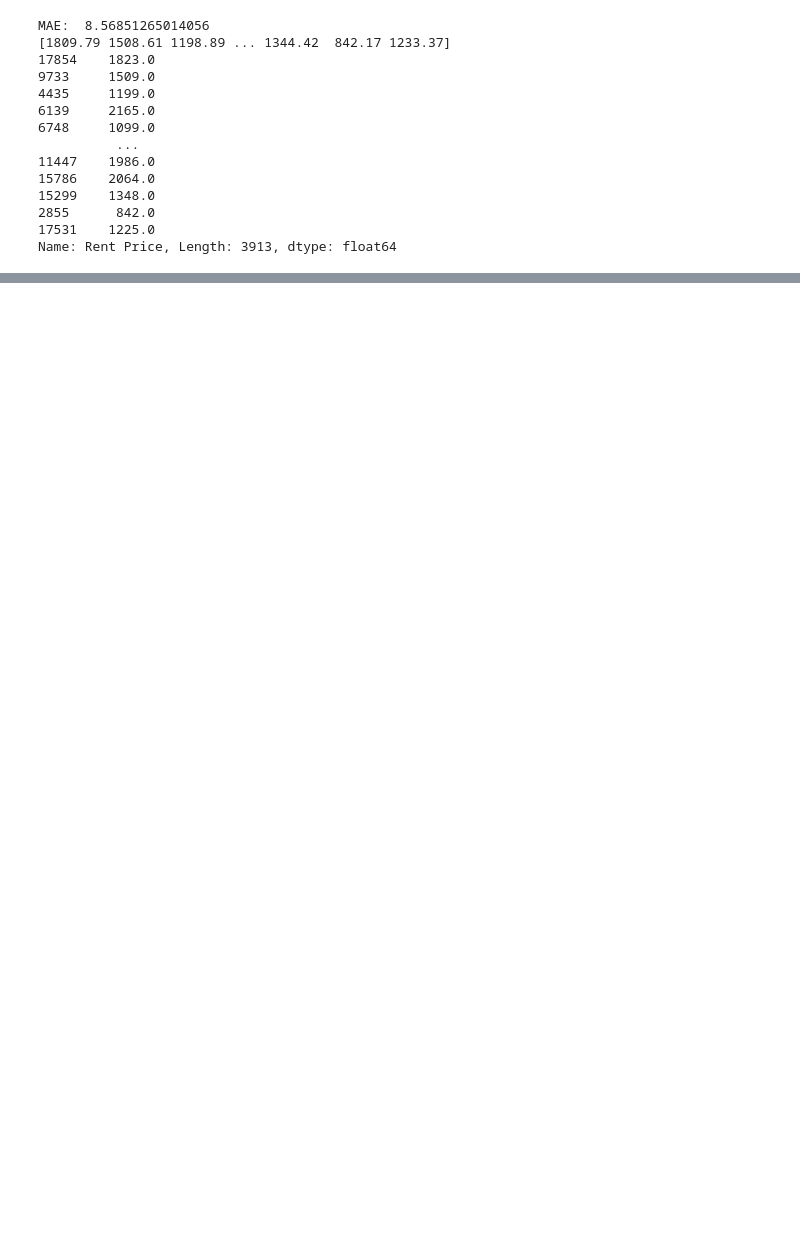
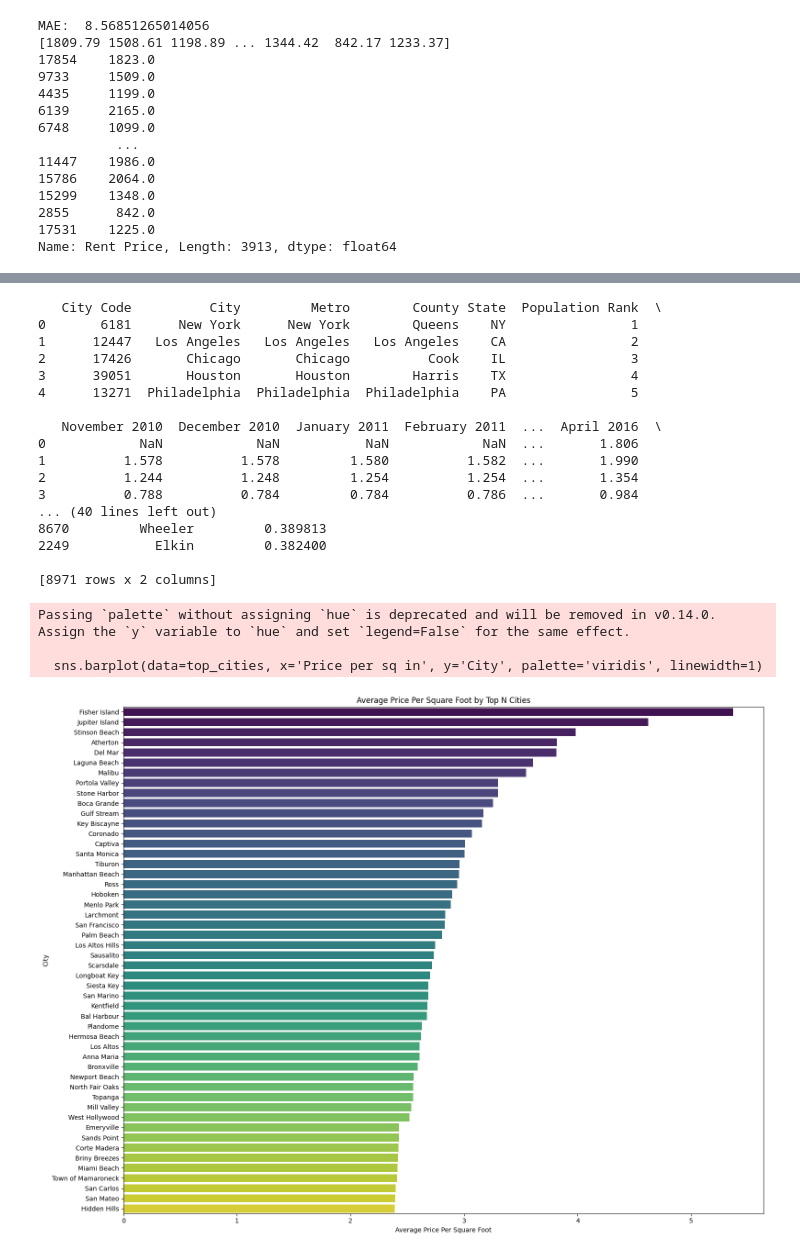
Before and after one commit to sawyerbyrd/Final-Project, a Jupyter notebook: Rent_price_vs_income_evaluation.ipynb, the cells around one changed output, grey strips where cells are left out. Saved outputs shown, nothing was run; the diff lists cells and outputs as text; code cells hidden in the pictures; blank space fills up the shorter version.

```diff
--- a/Rent_price_vs_income_evaluation.ipynb
+++ b/Rent_price_vs_income_evaluation.ipynb
@@ -476,0 +488,68 @@ We can see above that the average difference in our predicted values and the act
+# %%
+data = pd.read_csv('pricepersqft.csv')
+
+# Display the first few rows to understand the structure of the data
+print(data.head())
+
+# Reshape the data
+date_columns = data.columns[6:]
+
+melted_data = pd.melt(data, id_vars=['City Code', 'City', 'Metro', 'County', 'State', 'Population Rank'],
+                      value_vars=date_columns,
+                      var_name='Date',
+                      value_name='Price per sq in')
+
+melted_data['Date'] = pd.to_datetime(melted_data['Date'], format='%B %Y', errors='coerce')
+melted_data = melted_data.dropna(subset=['Price per sq in'])
+print(melted_data.head())
+
+# Calculate the average price per square foot for each city
+avg_price_per_sqft = melted_data.groupby('City')['Price per sq in'].mean().reset_index()
+
+# Sort by average price per square foot in descending order
+avg_price_per_sqft = avg_price_per_sqft.sort_values(by='Price per sq in', ascending=False)
+print(avg_price_per_sqft)
+top_cities = avg_price_per_sqft.head(50)
+plt.figure(figsize=(16, 12))
+sns.barplot(data=top_cities, x='Price per sq in', y='City', palette='viridis', linewidth=1)
+plt.title('Average Price Per Square Foot by Top N Cities')
+plt.xlabel('Average Price Per Square Foot')
+plt.ylabel('City')
+plt.tight_layout()
+plt.show()
+
+if 'Region' in melted_data.columns:
+    melted_data['Region'] = melted_data['City'] + ", " + melted_data['State']
+    avg_price_per_sqft_region = melted_data.groupby('Region')['Price per sq in'].mean().reset_index()
+    avg_price_per_sqft_region = avg_price_per_sqft_region.sort_values(by='Price per sq in', ascending=False)
+    top_regions = avg_price_per_sqft_region.head(10)
+    g = sns.FacetGrid(top_regions, col='Region', col_wrap=4, height=4, aspect=1.5)
+    g.map_dataframe(sns.barplot, x='Price per sq in', y='Region', palette='viridis', ci=None)
+    g.add_legend()
+    g.set_axis_labels('Average Price Per Square Foot', 'Region')
+    g.set_titles(col_template='{col_name}')
+    plt.subplots_adjust(top=0.9)
+    g.fig.suptitle('Average Price Per Square Foot by Top N Regions')
+    plt.show()
+# %% [output]
+   City Code          City         Metro        County State  Population Rank  \
+0       6181      New York      New York        Queens    NY                1
+1      12447   Los Angeles   Los Angeles   Los Angeles    CA                2
+2      17426       Chicago       Chicago          Cook    IL                3
+3      39051       Houston       Houston        Harris    TX                4
+4      13271  Philadelphia  Philadelphia  Philadelphia    PA                5
+
+   November 2010  December 2010  January 2011  February 2011  ...  April 2016  \
+0            NaN            NaN           NaN            NaN  ...       1.806
+1          1.578          1.578         1.580          1.582  ...       1.990
+2          1.244          1.248         1.254          1.254  ...       1.354
+3          0.788          0.784         0.784          0.786  ...       0.984
+... (40 lines left out)
+8670         Wheeler         0.389813
+2249           Elkin         0.382400
+
+[8971 rows x 2 columns]
+Passing `palette` without assigning `hue` is deprecated and will be removed in v0.14.0. Assign the `y` variable to `hue` and set `legend=False` for the same effect.
+
+  sns.barplot(data=top_cities, x='Price per sq in', y='City', palette='viridis', linewidth=1)
+[figure, added]
```
Also changed, not shown: parts of 12 cells of this notebook.
